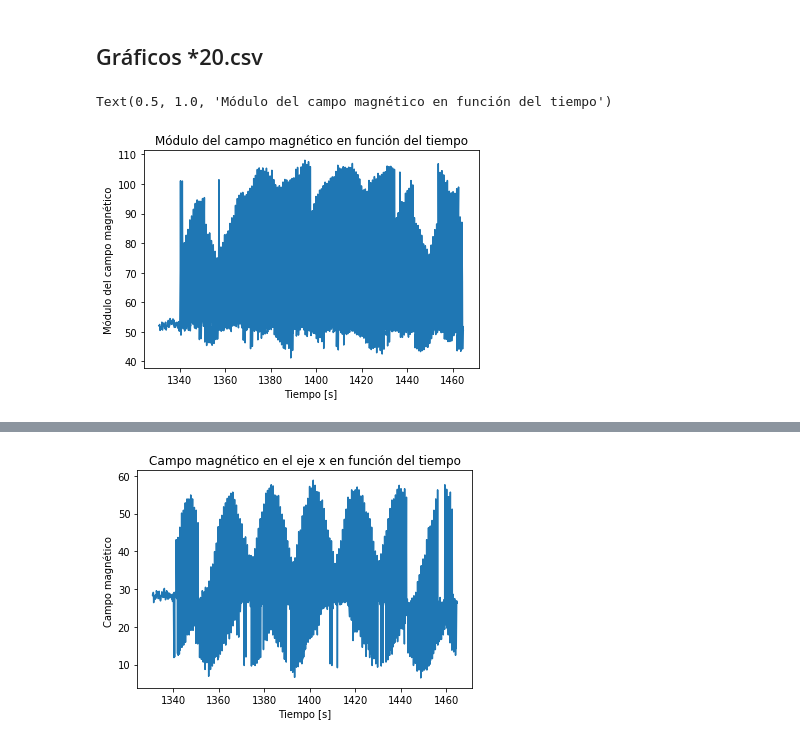
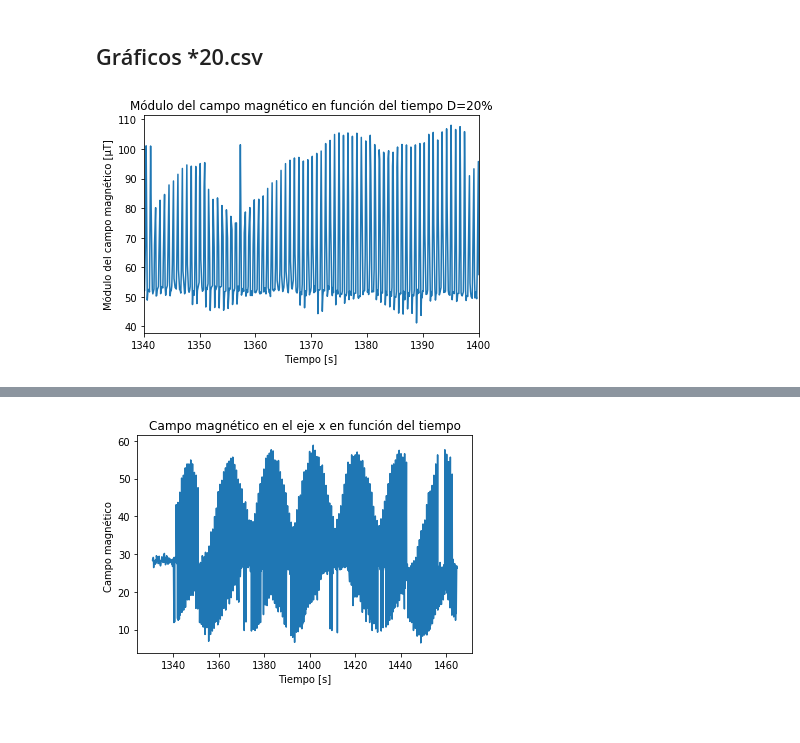
Before and after one commit to Luninni/ExperenciaSatelites, a Jupyter notebook: graficos.ipynb, the cells around one changed output, grey strips where cells are left out. Saved outputs shown, nothing was run; the diff lists cells and outputs as text; code cells hidden in the pictures.

```diff
--- a/graficos.ipynb
+++ b/graficos.ipynb
@@ -188,13 +176,14 @@ for i in range(len(time2)):
 # %%
 B2=[]
 
 for i in range(len(mx2)):
       B2.append((mx2[i]**2+my2[i]**2+mz2[i]**2)**(1.0/2))
 plt.plot(time2,B2)
-
+plt.xlim(1340, 1400)
 plt.xlabel("Tiempo [s]")
-plt.ylabel("Módulo del campo magnético")
-plt.title("Módulo del campo magnético en función del tiempo")
+plt.ylabel("Módulo del campo magnético [\u03bcT]")
+plt.title("Módulo del campo magnético en función del tiempo D=20%")
+plt.savefig('modulo2.eps')
+plt.show()
 # %% [output]
-Text(0.5, 1.0, 'Módulo del campo magnético en función del tiempo')
-[figure, old version]
+[figure, new version]
```
Also changed, not shown: parts of 40 cells of this notebook.
